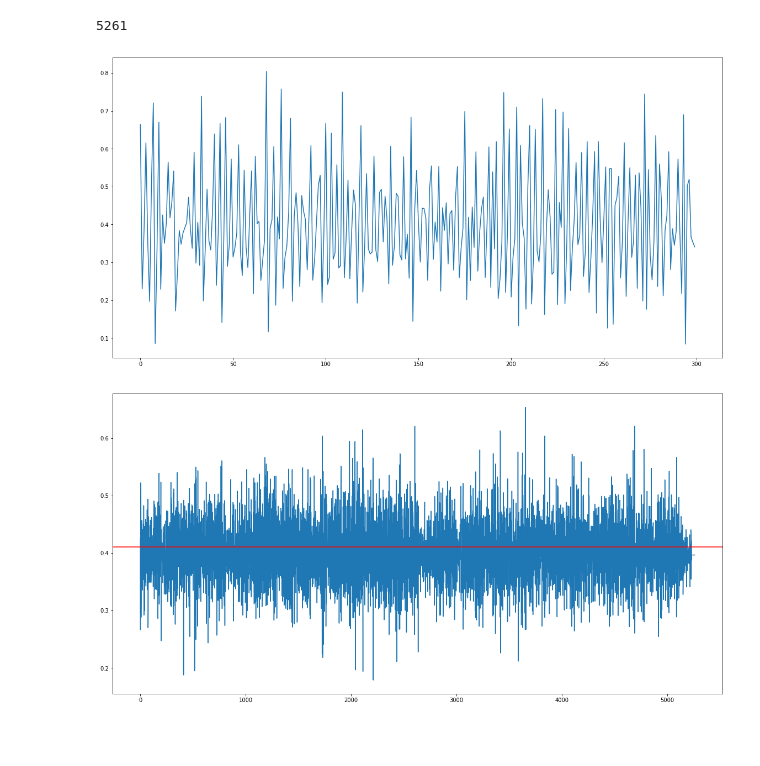
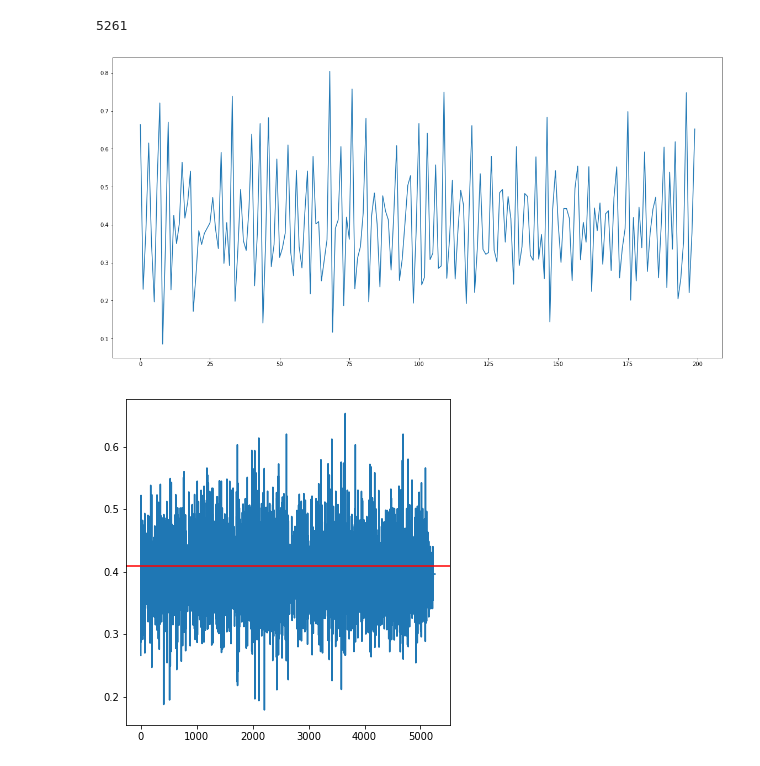
Before and after one commit to hedonistrh/SpChangeDetect, a Jupyter notebook: Speaker2Vec_dev.ipynb, the cells around one changed output. Drawn from its saved outputs; the diff is of its cells as text; code cells hidden in the pictures; blank space fills up the shorter version.

```diff
--- a/Speaker2Vec_dev.ipynb
+++ b/Speaker2Vec_dev.ipynb
@@ -451,4 +447,4 @@ def prediction_output_to_array(filename, hop, win_len):
 - Get all possible speaker homogeneous regions,
 - Retrain the same DNN again on these homogeneous segments of speech.
 # %%
-change_points, arr, arr_s = create_prediction('./amicorpus/EN2001a/audio/EN2001a.Mix-Headset.wav', hop=10, win_len=25, threshold=0.21, embedding_system=embedding_system)
+change_points, arr, arr_s = create_prediction('./amicorpus/EN2001a/audio/EN2001a.Mix-Headset.wav', hop=10, win_len=25, threshold=0.46, embedding_system=embedding_system)
@@ -459,15 +495,17 @@ len(arr)
 # %%
 import matplotlib.pyplot as pp
 # %%
-pp.plot(arr[450:750])
+pp.plot(arr[450:650])
 pp.rcParams['figure.figsize'] = (19.8, 10.0)
 
 pp.show()
 # %% [output]
-[figure, old version]
+[figure, new version]
 # %%
 pp.plot(arr_s)
+pp.rcParams['figure.figsize'] = (5.8, 6.0)
+
 pp.axhline(y=0.41, color='r', linestyle='-')
 pp.show()
 # %% [output]
-[figure, old version]
+[figure, new version]
```
Also changed, not shown: parts of 10 cells of this notebook.
